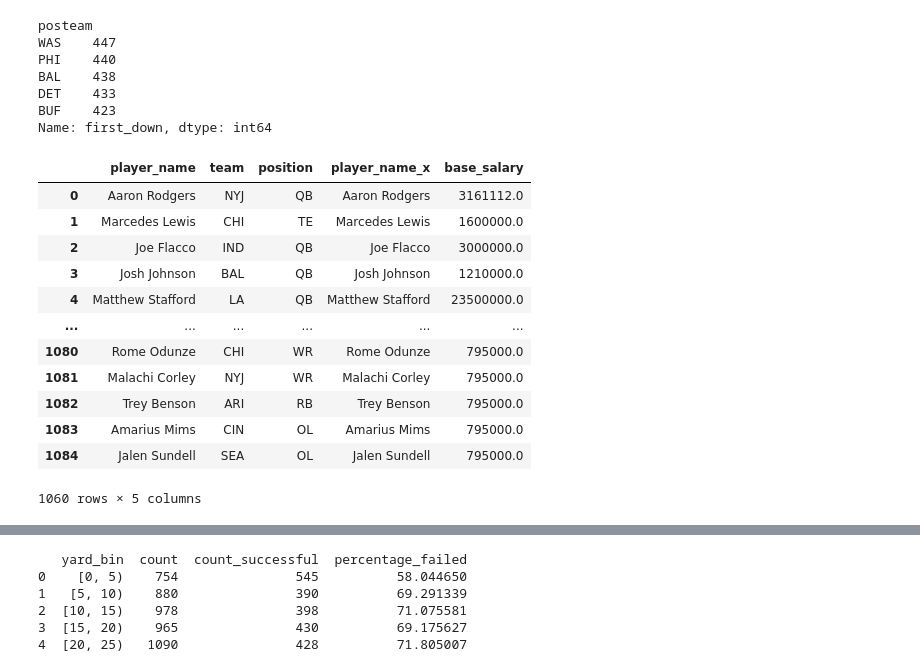
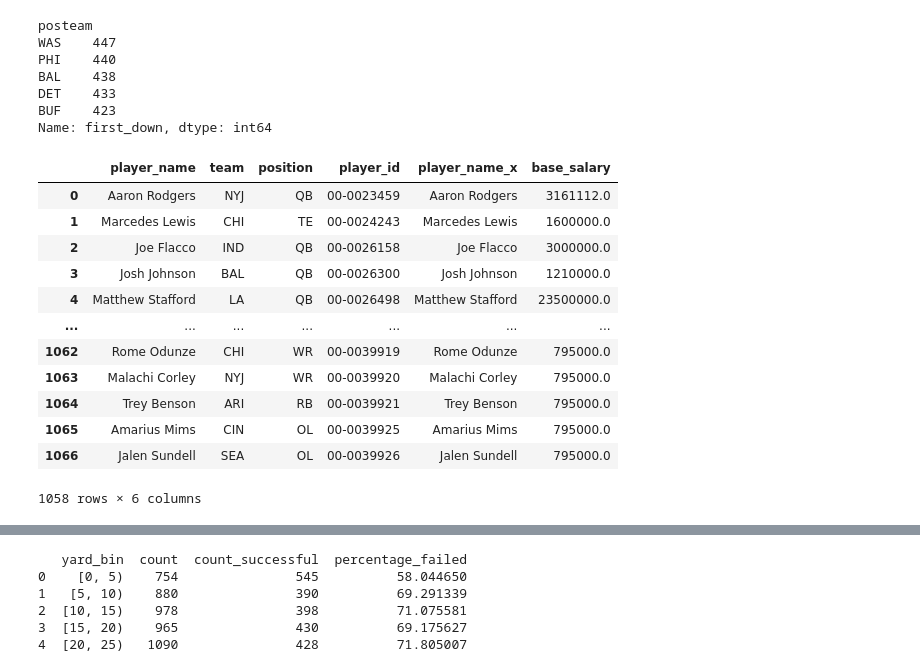
Before and after one commit to azcao95/group-25-mads-milestone-1, a Jupyter notebook: first_down.ipynb, the cells around one changed output, grey strips where cells are left out. Cells and saved outputs as stored; diff of their text form; code cells hidden in the pictures.

```diff
--- a/first_down.ipynb
+++ b/first_down.ipynb
@@ -122,3 +148,26 @@ player_salary_df.head()
+# %%
+# Create identifier, handling NaN values in team column
+roster_data['team'] = roster_data['team'].dropna()
+roster_data['identifier'] = roster_data['player_name'] + '-' + roster_data['team']
+
+identifiers = df_salary['identifier'].unique().tolist()
+
+# Fuzzy match each player
+roster_data['matched_identifier'] = roster_data['identifier'].apply(
+    lambda x: get_best_match(x, identifiers)
+)
+
+# Merge on matched identifiers (not matched_salary_name)
+player_salary_df = pd.merge(
+    roster_data,
+    df_salary,
+    left_on='matched_identifier',
+    right_on='identifier',
+    how='left'
+)
+
+# Drop players with no salary info
+player_salary_df = player_salary_df.dropna(subset=['base_salary'])
 # %% [markdown]
 # Cleaning the Play-by-Play Data
 
@@ -165,48 +214,47 @@ Name: first_down, dtype: int64
 # %%
 # Now we will get the active offensive players from the weekly rosters
 active_roster_data = weekly_rosters[weekly_rosters['status'] == 'ACT']
 
 offensive_positions = [
     'QB', 'RB', 'WR', 'TE', 'OL'
 ]
 
 # Filter roster data for offensive positions
 active_offensive_players = active_roster_data[
     active_roster_data['position'].isin(offensive_positions)
 ]
 
 # Get only unique player names
-active_offensive_players = active_offensive_players[['player_name', 'team', 'position']].drop_duplicates()
+active_offensive_players = active_offensive_players[['player_name', 'team', 'position', 'player_id']].drop_duplicates()
 
 active_offensive_players
 
 # Merge active offensive players with salary data
 active_offensive_players = pd.merge(
     active_offensive_players,
-    player_salary_df[['player_name_x', 'base_salary']],
-    left_on='player_name',
-    right_on='player_name_x',
+    player_salary_df[['player_name_x', 'base_salary', 'player_id']],
+    on= 'player_id',
     how='left'
 )
 
 active_offensive_players = active_offensive_players.dropna(subset=['base_salary'])
 
 # We may be using this dataframe later, so let's keep this for later use
 active_offensive_players
 # %% [output]
-|  | player_name | team | position | player_name_x | base_salary |
-| 0 | Aaron Rodgers | NYJ | QB | Aaron Rodgers | 3161112.0 |
-| 1 | Marcedes Lewis | CHI | TE | Marcedes Lewis | 1600000.0 |
-| 2 | Joe Flacco | IND | QB | Joe Flacco | 3000000.0 |
-| 3 | Josh Johnson | BAL | QB | Josh Johnson | 1210000.0 |
-| 4 | Matthew Stafford | LA | QB | Matthew Stafford | 23500000.0 |
-| ... | ... | ... | ... | ... | ... |
-| 1080 | Rome Odunze | CHI | WR | Rome Odunze | 795000.0 |
-| 1081 | Malachi Corley | NYJ | WR | Malachi Corley | 795000.0 |
-| 1082 | Trey Benson | ARI | RB | Trey Benson | 795000.0 |
-| 1083 | Amarius Mims | CIN | OL | Amarius Mims | 795000.0 |
-| 1084 | Jalen Sundell | SEA | OL | Jalen Sundell | 795000.0 |
+|  | player_name | team | position | player_id | player_name_x | base_salary |
+| 0 | Aaron Rodgers | NYJ | QB | 00-0023459 | Aaron Rodgers | 3161112.0 |
+| 1 | Marcedes Lewis | CHI | TE | 00-0024243 | Marcedes Lewis | 1600000.0 |
+| 2 | Joe Flacco | IND | QB | 00-0026158 | Joe Flacco | 3000000.0 |
+| 3 | Josh Johnson | BAL | QB | 00-0026300 | Josh Johnson | 1210000.0 |
+| 4 | Matthew Stafford | LA | QB | 00-0026498 | Matthew Stafford | 23500000.0 |
+| ... | ... | ... | ... | ... | ... | ... |
+| 1062 | Rome Odunze | CHI | WR | 00-0039919 | Rome Odunze | 795000.0 |
+| 1063 | Malachi Corley | NYJ | WR | 00-0039920 | Malachi Corley | 795000.0 |
+| 1064 | Trey Benson | ARI | RB | 00-0039921 | Trey Benson | 795000.0 |
+| 1065 | Amarius Mims | CIN | OL | 00-0039925 | Amarius Mims | 795000.0 |
+| 1066 | Jalen Sundell | SEA | OL | 00-0039926 | Jalen Sundell | 795000.0 |
-1060 rows × 5 columns
+1058 rows × 6 columns
 # %%
 # Then we will get the total base salaries for each team
 team_list = active_offensive_players['team'].unique().tolist()
```
Also changed, not shown: parts of 27 cells of this notebook.
